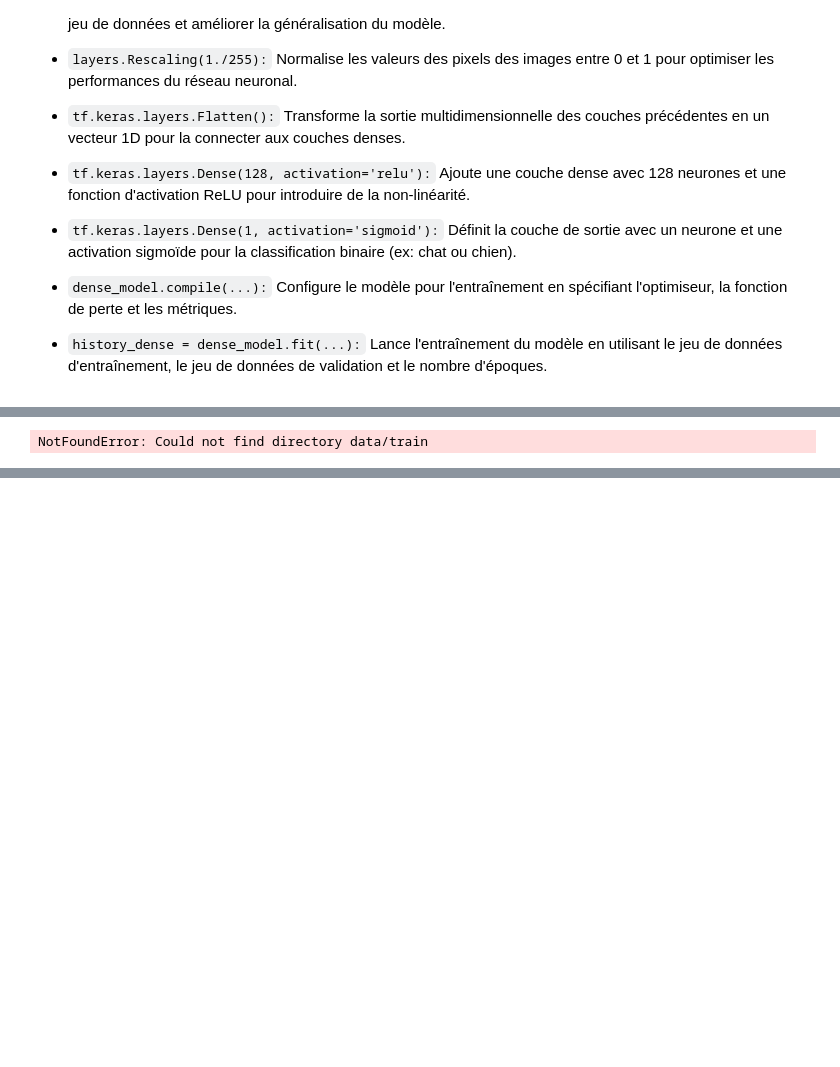
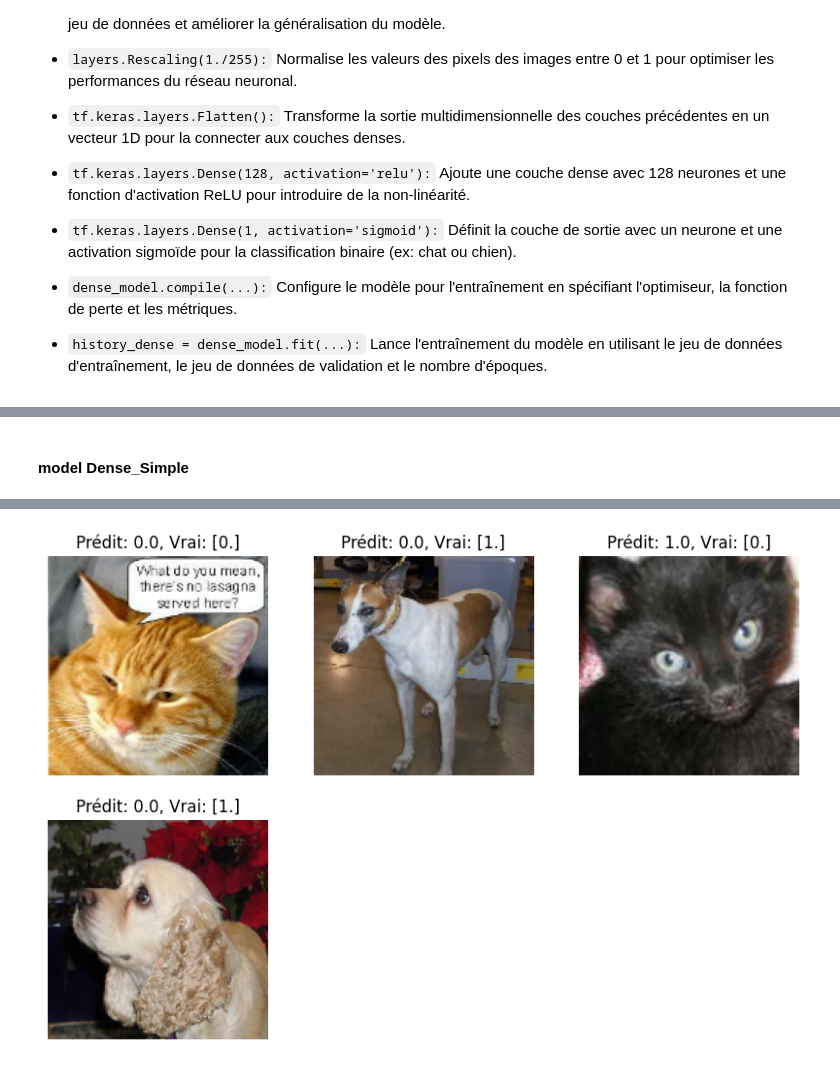
Before and after one commit to Kell1000/deep_Learning, a Jupyter notebook: Data_Augmentation.ipynb, the cells around one changed output, grey strips where cells are left out. Cells and saved outputs as stored; diff of their text form; code cells hidden in the pictures; blank space fills up the shorter version.

```diff
--- a/Data_Augmentation.ipynb
+++ b/Data_Augmentation.ipynb
@@ -289,45 +266,23 @@ plt.show()
-# %%
-
-
-
-# Normalisation des pixels (important)
-normalization_layer = layers.Rescaling(1./255)
-
-# ------------------------------------------------------------------------------------
-# 1. Modèle avec seulement Dense
-# ------------------------------------------------------------------------------------
-
-
-# ------------------------------------------------------------------------------------
-# 2. Modèle CNN
-# ------------------------------------------------------------------------------------
-cnn_model = models.Sequential([
-    layers.Input(shape=(150, 150, 3)),
-    data_augmentation,
-    normalization_layer,
-
-    layers.Conv2D(32, (3, 3), activation='relu'),
-    layers.MaxPooling2D(),
-
-    layers.Conv2D(64, (3, 3), activation='relu'),
-    layers.MaxPooling2D(),
-
-    layers.Flatten(),
-    layers.Dense(128, activation='relu'),
-    layers.Dense(1, activation='sigmoid')
-])
-
-cnn_model.compile(optimizer='adam',
-                  loss='binary_crossentropy',
-                  metrics=['accuracy'])
-
-# Entraînement
-history_cnn = cnn_model.fit(
-    train_ds,
-    validation_data=val_ds,
-    epochs=10
-)
-
-# ------------------------------------------------------------------------------------
-# %% [output]
-NotFoundError: Could not find directory data/train
+# %% [markdown]
+#### model Dense_Simple
+# %%
+predictions = cnn_model.predict(val_ds)
+# Convertir les prédictions en classes (0 ou 1)
+predicted_classes = np.round(predictions)
+
+# Afficher quelques images avec leurs prédictions
+plt.figure(figsize=(10, 10))
+for images, labels in val_ds.take(1): # Prendre un batch du dataset de validation
+    for i in range(4):
+        ax = plt.subplot(3, 3, i + 1)
+        plt.imshow(images[i].numpy().astype("uint8"))
+
+        # Afficher la classe prédite et la vraie classe
+        predicted_class = predicted_classes[i][0]
+        true_class = labels[i].numpy()
+
+        plt.title(f"Prédit: {predicted_class}, Vrai: {true_class}")
+
+        plt.axis("off")
+plt.show()
+# %% [output]
@@ -333,0 +290 @@ NotFoundError: Could not find directory data/train
+[figure, added]
```
Also changed, not shown: parts of 14 cells of this notebook.
